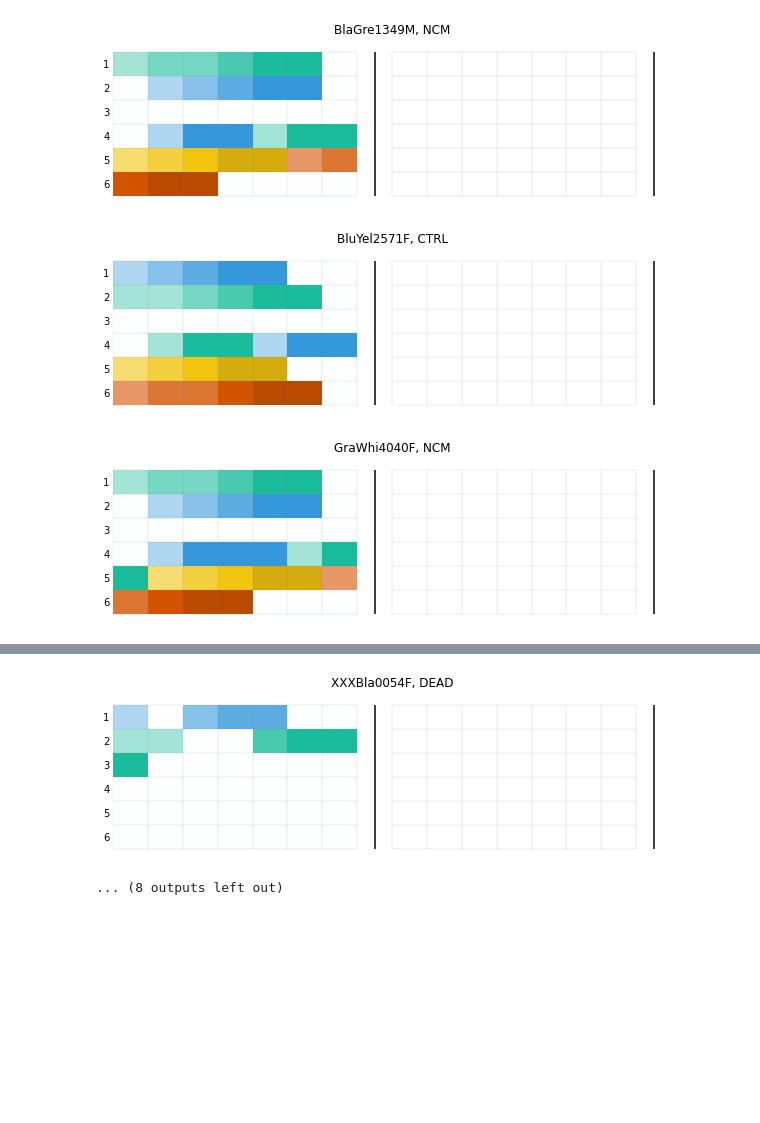
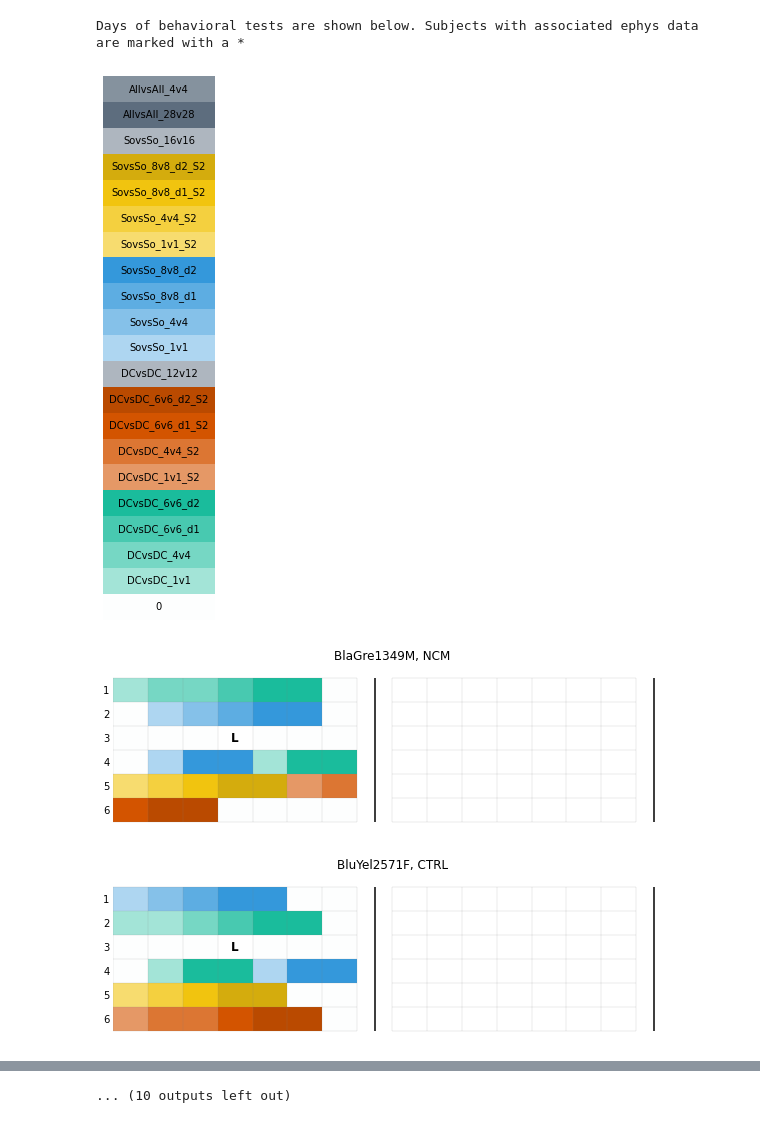
Before and after one commit to theunissenlab/zebra-finch-memory-lesions, a Jupyter notebook: notebooks/Experiment Visualization.ipynb, the cells around one changed output, grey strips where cells are left out. Saved outputs shown, nothing was run; the diff lists cells and outputs as text; code cells hidden in the pictures; blank space fills up the shorter version.

Commit message:
Create calendar view notebook of all subject and experiment days

```diff
--- a/notebooks/Experiment Visualization.ipynb
+++ b/notebooks/Experiment Visualization.ipynb
@@ -24,2 +23,2 @@ plt.pcolormesh
 # %%
-df = load_data()
+df = load_behavioral_data()
@@ -54,0 +25,5 @@ legend = {
+# %%
+ephys_df = load_spike_data()
+ephys_subjects = ephys_df.subject.unique()
+# %%
+lesion_df = load_lesion_data()
@@ -123,23 +188,53 @@ def plot_calendar(cal, show_months=None, ax=None):
     ax.set_yticklabels(np.arange(cal.grid.shape[1], 0, -1, dtype=np.int))
     ax.tick_params(axis=u'both', which=u'both',length=0)
 # %%
+print("Days of behavioral tests are shown below. Subjects with associated ephys data are marked with a *")
+
+fig = plot_legend(legend)
+fig.savefig("../images/summaries/calendar_legend.svg", dpi=300, format="svg")
+plt.show()
+plt.close(fig)
+
 for (subject, subject_group), subject_df in df.groupby(["Subject", "Subject Group"]):
     dates = sorted(subject_df.Date.unique())
     first = dates[0]
     last = dates[-1]
 
+    if subject in lesion_df["Subject"].unique():
+        lesion_date = lesion_df[lesion_df["Subject"] == subject].iloc[0]["Date_Lesioned"]
+        if lesion_date > last:
+            last = lesion_date
+    else:
+        lesion_date = None
+
+    if subject in ephys_df["subject"].unique():
+        ephys_date = ephys_df[ephys_df["subject"] == subject].iloc[0]["date"]
+        if ephys_date > last:
+            last = ephys_date
+    else:
+        ephys_date = None
+
     n_days = (last - first).days
+
     calendar = generate_pseudo_calendar(n_days, rows=6, dtype=object)
 
     for (date, test_context), _  in subject_df.groupby(["Date", "Test Context"]):
         calendar.set_by_idx((date - first).days, test_context)
 
+    if lesion_date:
+        calendar.set_by_idx((lesion_date - first).days, "Lesion")
+    if ephys_date:
+        calendar.set_by_idx((ephys_date - first).days, "Ephys")
+
     fig = plt.figure(figsize=(10, 3))
     ax = plt.gca()
-    ax.set_title("{}, {}".format(subject, subject_group))
+    ax.set_title("{}{}, {}".format(subject, "*" if subject in ephys_subjects else "", subject_group))
     plot_calendar(calendar, show_months=2, ax=ax)
+    fig.savefig("../images/summaries/calendar_{}.svg".format(subject), dpi=300, format="svg")
     plt.show()
+    plt.close(fig)
 # %% [output]
+Days of behavioral tests are shown below. Subjects with associated ephys data are marked with a *
-[figure, old version]
+[figure, new version]
-[figure, old version]
+[figure, new version]
-[figure, old version]
+[figure, new version]
@@ -154,2 +249 @@ for (subject, subject_group), subject_df in df.groupby(["Subject", "Subject Grou
-[figure, removed]
-... (8 outputs left out)
+... (10 outputs left out)
```
Also changed, not shown: parts of 6 cells of this notebook.
